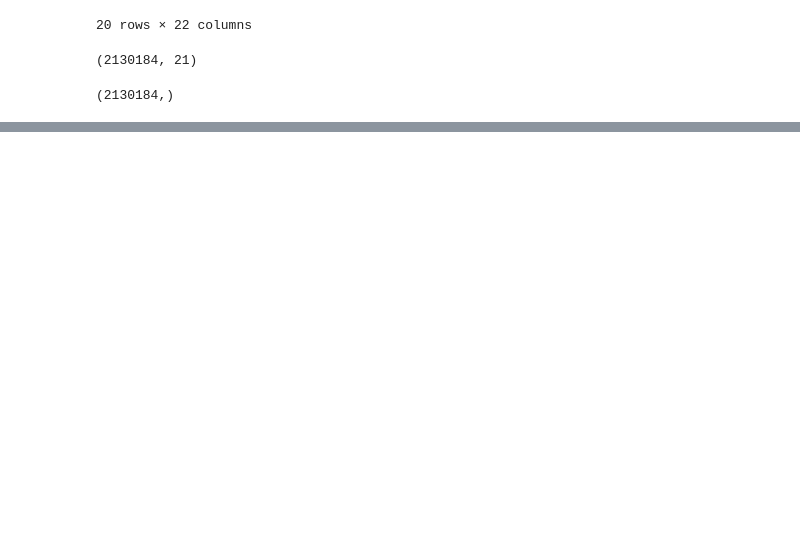
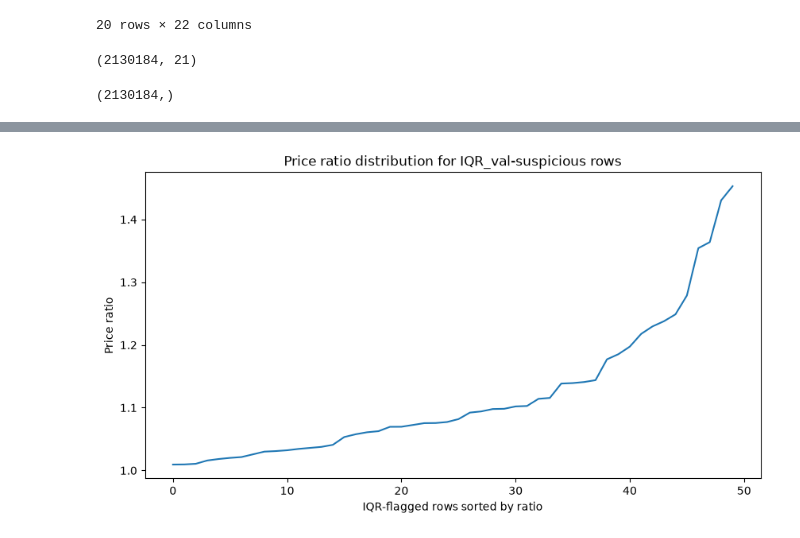
Before and after one commit to CaseyKiiza2026/vehicle-valuation-platform, a Jupyter notebook: notebooks/other_model.ipynb, the cells around one changed output, grey strips where cells are left out. Drawn from its saved outputs; the diff is of its cells as text; code cells hidden in the pictures; blank space fills up the shorter version.

```diff
--- a/notebooks/other_model.ipynb
+++ b/notebooks/other_model.ipynb
@@ -1147,0 +1077,14 @@ y_train.shape
+# %%
+q1 = val_analysis.groupby("hash")["val_price"].transform("quantile", 0.25)
+q3 = val_analysis.groupby("hash")["val_price"].transform("quantile", 0.75)
+
+val_analysis["Q1"] = q1
+val_analysis["Q3"] = q3
+val_analysis["IQR"] = q3 - q1
+
+val_analysis["lower_bound"] = q1 - 1.5 * val_analysis["IQR"]
+val_analysis["upper_bound"] = q3 + 1.5 * val_analysis["IQR"]
+# %%
+iqr_val_suspicious = val_analysis[
+   val_analysis["val_price"] > val_analysis["upper_bound"]
+]
@@ -1147,0 +1117,11 @@ y_train.shape
+# %%
+ratios = iqr_val_suspicious["price_ratio"].sort_values().reset_index(drop=True)
+
+plt.figure(figsize=(10,5))
+plt.plot(ratios)
+plt.xlabel("IQR-flagged rows sorted by ratio")
+plt.ylabel("Price ratio")
+plt.title("Price ratio distribution for IQR_val-suspicious rows")
+plt.show()
+# %% [output]
+[figure, added]
```
Also changed, not shown: parts of 42 cells of this notebook.
